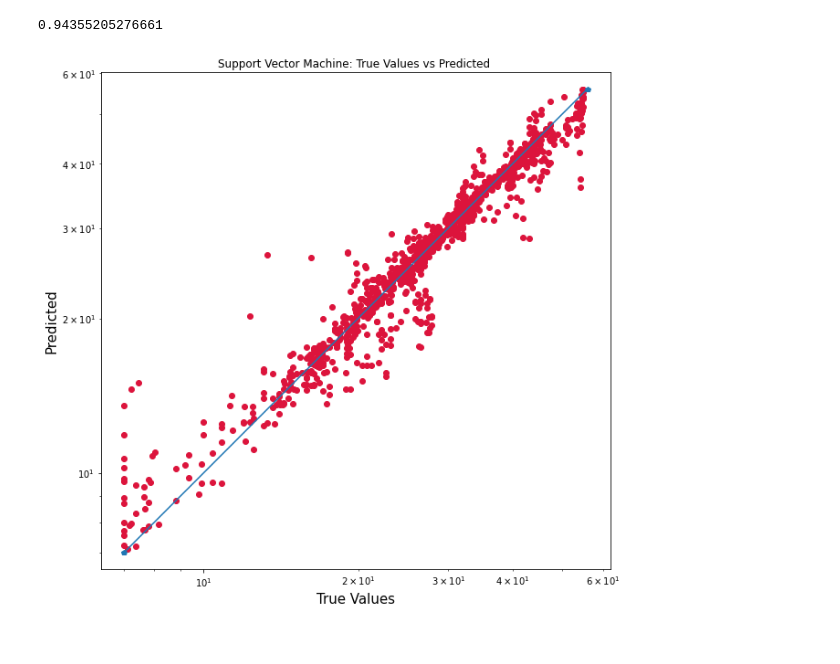
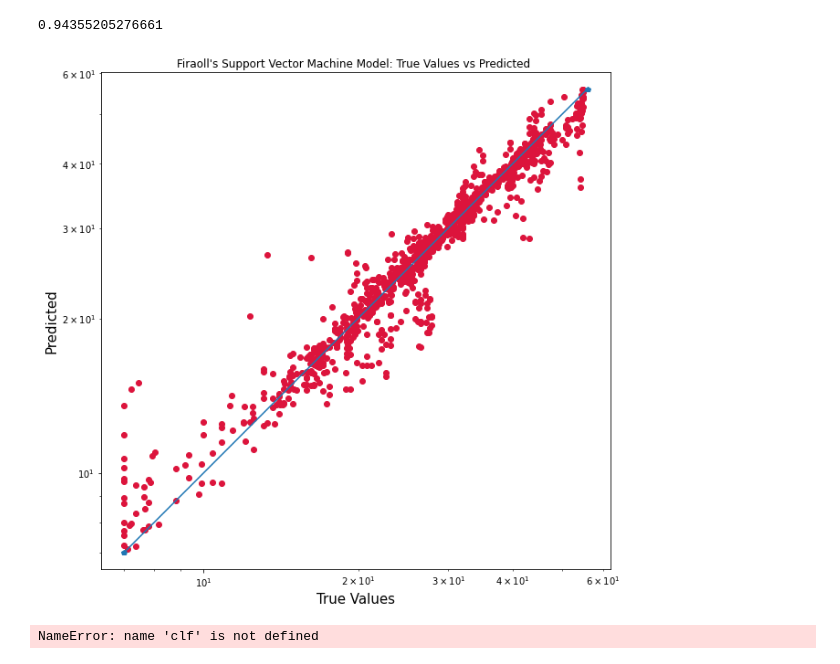
Before and after one commit to firaollumar/BMEN415Project, a Jupyter notebook: Case1: Regression Models/Case1_SVM_Firaoll .ipynb, the cells around one changed output. Drawn from its saved outputs; the diff is of its cells as text; code cells hidden in the pictures.

Commit message:
Adjusting Accuracy

```diff
--- a/Case1: Regression Models/Case1_SVM_Firaoll .ipynb
+++ b/Case1: Regression Models/Case1_SVM_Firaoll .ipynb
@@ -150,16 +150,40 @@ true_value=y_test
 # %%
 plt.figure(figsize=(10,10))
 plt.scatter(true_value, predicted_value, c='crimson')
 plt.yscale('log')
 plt.xscale('log')
 
 p1 = max(max(predicted_value), max(true_value))
 p2 = min(min(predicted_value), min(true_value))
 plt.plot([p1, p2], [p1, p2], 'p-')
 plt.xlabel('True Values', fontsize=15)
 plt.ylabel('Predicted', fontsize=15)
-plt.title("Support Vector Machine: True Values vs Predicted ")
+plt.title("Firaoll's Support Vector Machine Model: True Values vs Predicted ")
 plt.axis('equal')
 plt.show()
 # %% [output]
-[figure, old version]
+[figure, new version]
+# %%
+from sklearn.model_selection import cross_val_predict  # For K-Fold Cross Validation
+from sklearn.metrics import r2_score  # For find accuracy with R2 Score
+from sklearn.metrics import mean_squared_error  # For MSE
+from math import sqrt  # For squareroot operation
+
+
+
+y_pred_train = clf.predict(x_train)
+y_pred_test = clf.predict(x_test)
+
+accuracy_MLR_train = r2_score(y_train, y_pred_train)
+print("Training Accuracy for CART R Model: ", accuracy_MLR_train)
+
+accuracy_MLR_test = r2_score(y_test, y_pred_test)
+print("Testing Accuracy for CART R Model: ", accuracy_MLR_test)
+
+RMSE_MLR_train = sqrt(mean_squared_error(y_train, y_pred_train))
+print("RMSE for Training Data: ", RMSE_MLR_train)
+
+RMSE_MLR_test = sqrt(mean_squared_error(y_test, y_pred_test))
+print("RMSE for Testing Data: ", RMSE_MLR_test)
+# %% [output]
+NameError: name 'clf' is not defined
```
Also changed, not shown: 2 other files.
